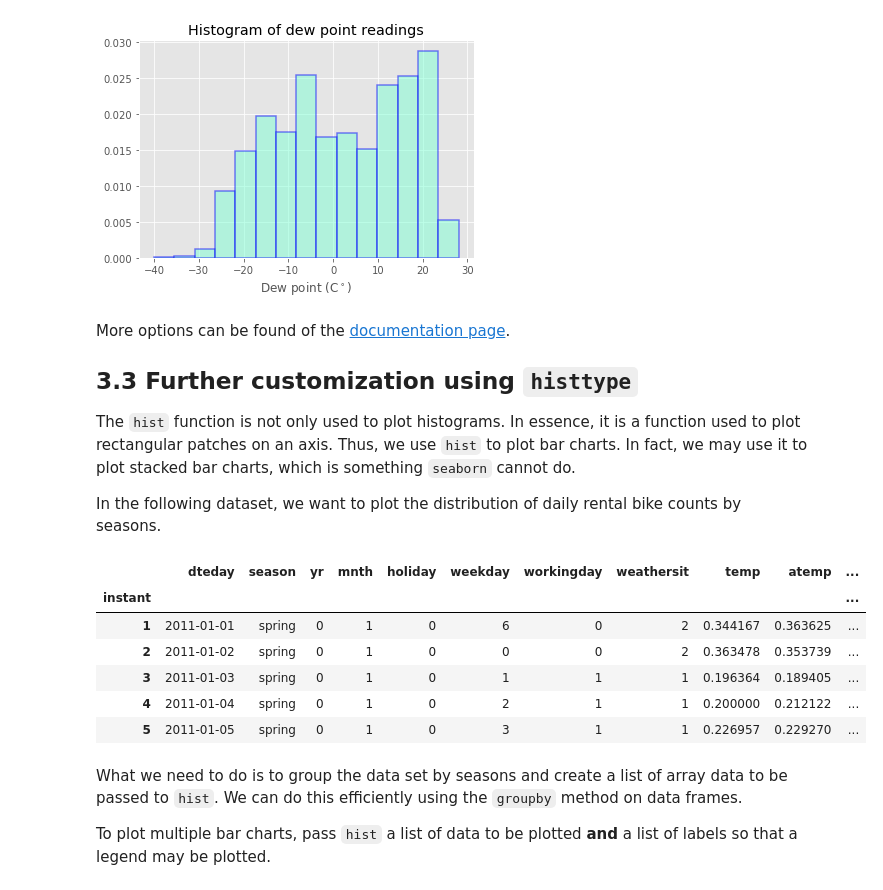
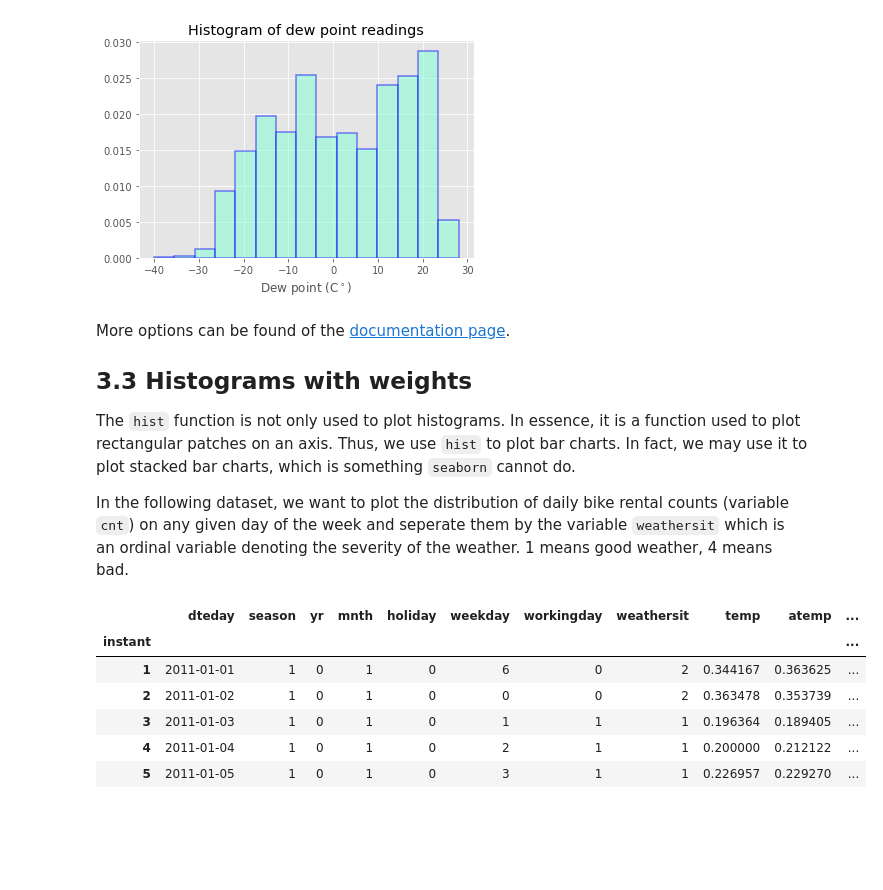
Before and after one commit to uliang/First-steps-with-the-Python-language, a Jupyter notebook: Unit3_2.ipynb, the cells around one changed output. Drawn from its saved outputs; the diff is of its cells as text; code cells hidden in the pictures; blank space fills up the shorter version.

Commit message:
Changed entry on stacked bar charts

```diff
--- a/Unit3_2.ipynb
+++ b/Unit3_2.ipynb
@@ -114,26 +114,26 @@ ax.hist(PRSA.DEWP, bins=15,normed=True,log=False,cumulative=False,color="aquamar
 # %% [markdown]
 More options can be found of the [documentation page][1].
 
-## 3.3 Further customization using `histtype`
+## 3.3 Histograms with weights
 
 The `hist` function is not only used to plot histograms. In essence, it is a function used to plot rectangular patches on an axis. Thus, we use `hist` to plot bar charts. In fact, we may use it to plot stacked bar charts, which is something `seaborn` cannot do.
 
-In the following dataset, we want to plot the distribution of daily rental bike counts by seasons.
+In the following dataset, we want to plot the distribution of daily bike rental counts (variable `cnt`) on any given day of the week and seperate them by the variable `weathersit` which is an ordinal variable denoting the severity of the weather. 1 means good weather, 4 means bad.
 
 [1]:http://matplotlib.org/api/_as_gen/matplotlib.axes.Axes.hist.html?highlight=hist#matplotlib.axes.Axes.hist
 # %%
 import matplotlib.pyplot as plt
 import pandas as pd
+import numpy as np
 %matplotlib inline
 
 bike_sharing = pd.read_csv("day.csv", index_col=0)
-bike_sharing["season"] = bike_sharing["season"].map({1: "spring", 2: "summer", 3:"fall", 4:"winter"})
 bike_sharing.head()
 # %% [output]
 |  | dteday | season | yr | mnth | holiday | weekday | workingday | weathersit | temp | atemp | ... |
 | instant |  |  |  |  |  |  |  |  |  |  | ... |
-| 1 | 2011-01-01 | spring | 0 | 1 | 0 | 6 | 0 | 2 | 0.344167 | 0.363625 | ... |
-| 2 | 2011-01-02 | spring | 0 | 1 | 0 | 0 | 0 | 2 | 0.363478 | 0.353739 | ... |
-| 3 | 2011-01-03 | spring | 0 | 1 | 0 | 1 | 1 | 1 | 0.196364 | 0.189405 | ... |
-| 4 | 2011-01-04 | spring | 0 | 1 | 0 | 2 | 1 | 1 | 0.200000 | 0.212122 | ... |
-| 5 | 2011-01-05 | spring | 0 | 1 | 0 | 3 | 1 | 1 | 0.226957 | 0.229270 | ... |
+| 1 | 2011-01-01 | 1 | 0 | 1 | 0 | 6 | 0 | 2 | 0.344167 | 0.363625 | ... |
+| 2 | 2011-01-02 | 1 | 0 | 1 | 0 | 0 | 0 | 2 | 0.363478 | 0.353739 | ... |
+| 3 | 2011-01-03 | 1 | 0 | 1 | 0 | 1 | 1 | 1 | 0.196364 | 0.189405 | ... |
+| 4 | 2011-01-04 | 1 | 0 | 1 | 0 | 2 | 1 | 1 | 0.200000 | 0.212122 | ... |
+| 5 | 2011-01-05 | 1 | 0 | 1 | 0 | 3 | 1 | 1 | 0.226957 | 0.229270 | ... |
@@ -144,4 +139,0 @@ plotting_data = [group.get_group(season).cnt for season in seasons]
-# %% [markdown]
-What we need to do is to group the data set by seasons and create a list of array data to be passed to `hist`. We can do this efficiently using the `groupby` method on data frames.
-
-To plot multiple bar charts, pass `hist` a list of data to be plotted **and** a list of labels so that a legend may be plotted.
```
Also changed, not shown: parts of 9 cells of this notebook, 1 other file.
